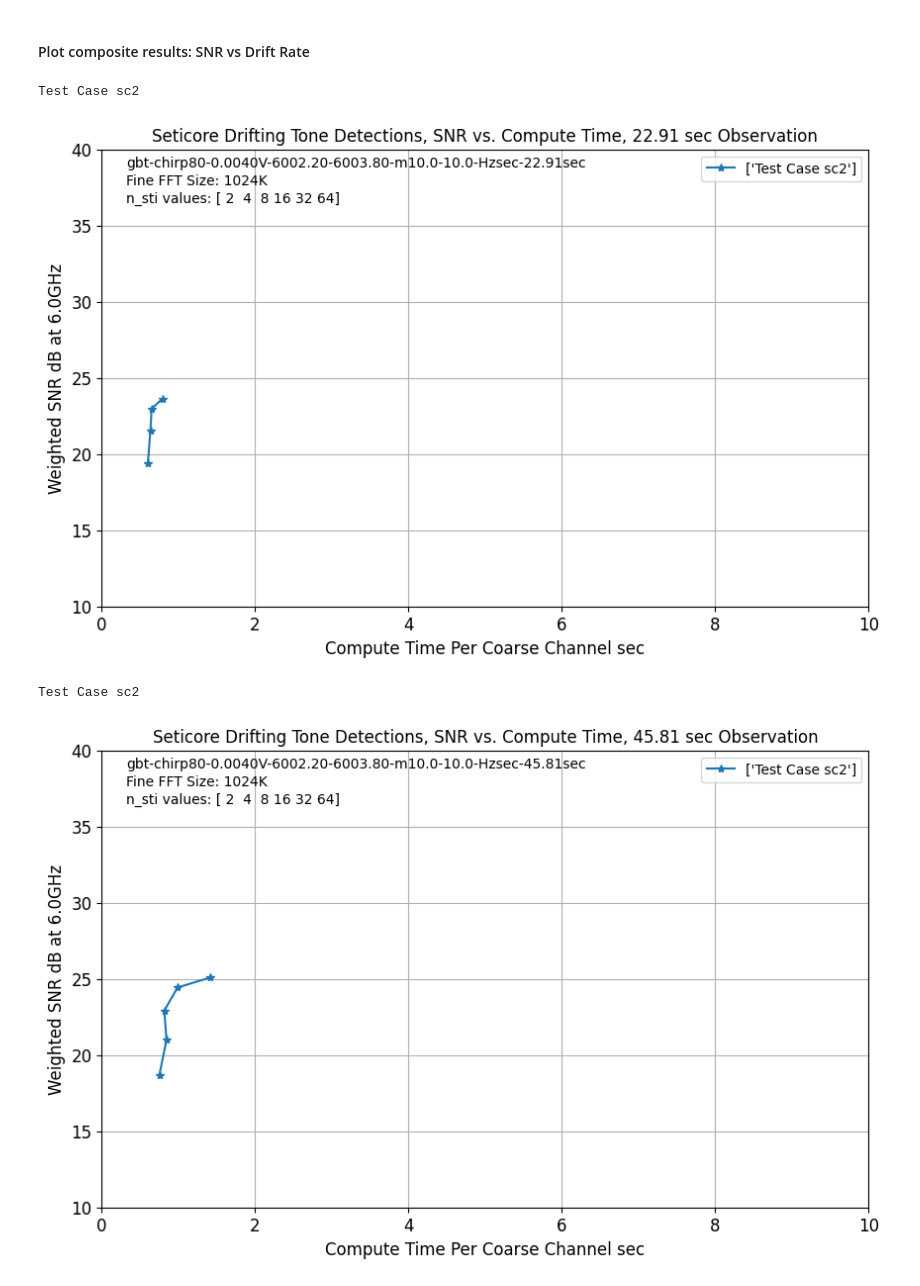
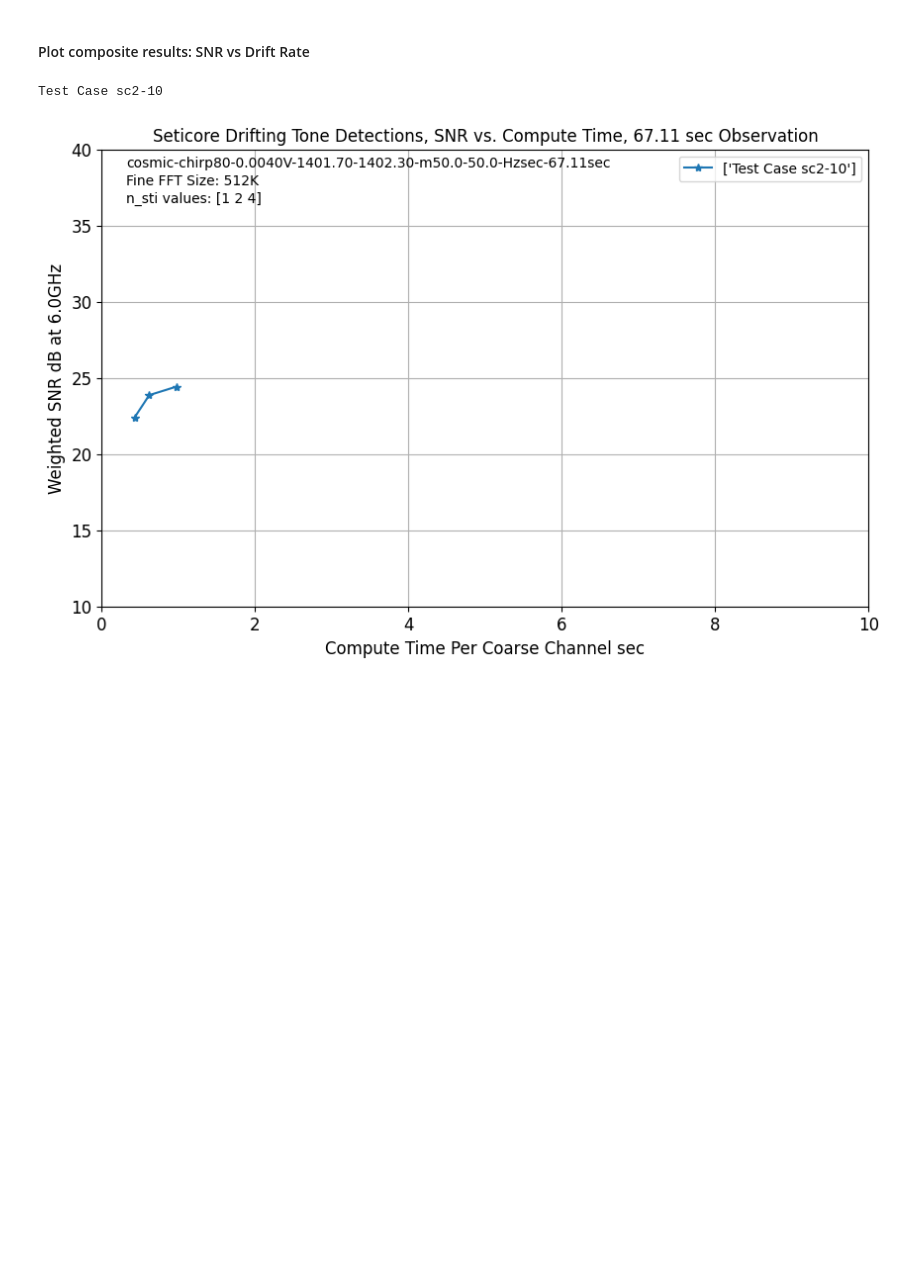
Before and after one commit to khouston22/seti_end_to_end, a Jupyter notebook: 04_multi_param_sweep_plot.ipynb, the cells around one changed output. Drawn from its saved outputs; the diff is of its cells as text; code cells hidden in the pictures; blank space fills up the shorter version.

```diff
--- a/04_multi_param_sweep_plot.ipynb
+++ b/04_multi_param_sweep_plot.ipynb
@@ -31,7 +31,7 @@ import src.plot_h5_psd_sg1 as plt_h5    # blimpy-based plot fns
 do_snr_drift_plot = False
 do_snr_time_plot = False
 
-if (1):
+if (0):
     npz_dir = './chirp_gbt_plots/'
     fig_dir = './chirp_gbt_plots/'
     do_snr_drift_plot = True
@@ -41,7 +41,7 @@ if (1):
         'gbt-chirp80-0.0040V-6002.20-6003.80-m10.0-10.0-Hzsec-91.63sec',
         'gbt-chirp80-0.0040V-6002.20-6003.80-m10.0-10.0-Hzsec-183.25sec',
         'gbt-chirp80-0.0040V-6002.20-6003.80-m10.0-10.0-Hzsec-366.50sec']
-    test_case_list = ['sc2']
+    test_case_list = ['sc2-10']
     fine_fft_size = 1024*1024
     n_sti = 2
     f_center = 6e9
@@ -53,17 +53,17 @@ elif (0):
         'meerkat-chirp80-0.0040V-1502.30-1502.70-m10.0-10.0-Hzsec-80.37sec',
         'meerkat-chirp80-0.0040V-1502.30-1502.70-m10.0-10.0-Hzsec-160.75sec',
         'meerkat-chirp80-0.0040V-1502.23-1502.77-m10.0-10.0-Hzsec-321.49sec']
-    test_case_list = ['sc2']
+    test_case_list = ['sc2-10']
     fine_fft_size =  512*1024
     n_sti = 4
     f_center = 3e9
-elif (0):
-    npz_dir = './chirp_cosmic_plots_final/'
-    fig_dir = './chirp_cosmic_plots_final/'
+elif (1):
+    npz_dir = './chirp_cosmic_67_50_rz/'
+    fig_dir = './chirp_cosmic_67_50_rz/'
     do_snr_time_plot = True
     npz_file_root_list = [
-        'cosmic-chirp80-0.0040V-1401.70-1402.30-m10.0-10.0-Hzsec-67.11sec']
-    test_case_list = ['sc2']
+        'cosmic-chirp80-0.0040V-1401.70-1402.30-m50.0-50.0-Hzsec-67.11sec']
+    test_case_list = ['sc2-10']
     # fine_fft_size = 1024*1024
     fine_fft_size =  512*1024
     # fine_fft_size =  256*1024
@@ -78,7 +78,7 @@ elif (0):
         'gbt-chirp80-0.0040V-6002.20-6003.80-m10.0-10.0-Hzsec-91.63sec',
         'gbt-chirp80-0.0040V-6002.20-6003.80-m10.0-10.0-Hzsec-183.25sec',
         'gbt-chirp80-0.0040V-6002.20-6003.80-m10.0-10.0-Hzsec-366.50sec']
-    test_case_list = ['sc0','sc1','sc2']
+    test_case_list = ['sc0-10','sc1-10','sc2-10']
     fine_fft_size = 1024*1024
     n_sti = 2
     f_center = 6e9
@@ -92,7 +92,7 @@ elif (1):
         'gbt-chirp80-0.0040V-6002.20-6003.80-m10.0-10.0-Hzsec-91.63sec',
         'gbt-chirp80-0.0040V-6002.20-6003.80-m10.0-10.0-Hzsec-183.25sec',
         'gbt-chirp80-0.0040V-6002.20-6003.80-m10.0-10.0-Hzsec-366.50sec']
-    test_case_list = ['sc2']
+    test_case_list = ['sc2-10']
     # fine_fft_size = 2048*1024
     fine_fft_size = 1024*1024
     # fine_fft_size =  512*1024
@@ -107,7 +107,7 @@ elif (0):
         'gbt-chirp80-0.0040V-6002.20-6003.80-m10.0-10.0-Hzsec-91.63sec',
         'gbt-chirp80-0.0040V-6002.20-6003.80-m10.0-10.0-Hzsec-183.25sec',
         'gbt-chirp80-0.0040V-6002.20-6003.80-m10.0-10.0-Hzsec-366.50sec']
-    test_case_list = ['sc1','sc2']
+    test_case_list = ['sc1-10','sc2-10']
     fine_fft_size = 1024*1024
     n_sti = 2
     f_center = 6e9
@@ -121,7 +121,7 @@ elif (0):
         'gbt-chirp80-0.0040V-6002.20-6003.80-m10.0-10.0-Hzsec-91.63sec',
         'gbt-chirp80-0.0040V-6002.20-6003.80-m10.0-10.0-Hzsec-183.25sec',
         'gbt-chirp80-0.0040V-6002.20-6003.80-m10.0-10.0-Hzsec-366.50sec']
-    test_case_list = ['sc1','sc2']
+    test_case_list = ['sc1-10','sc2-10']
     fine_fft_size = 1024*1024
     n_sti = 2
     f_center = 6e9
@@ -131,8 +131,8 @@ elif (0):
     do_snr_time_plot = True
     npz_file_root_list = [
         'gbt-chirp80-0.0040V-6002.20-6003.80-m10.0-10.0-Hzsec-366.50sec']
-    # test_case_list = ['sc2','sc2a']
-    test_case_list = ['sc2','sc2a','sc2b']
+    # test_case_list = ['sc2-10','sc2a-10']
+    test_case_list = ['sc2-10','sc2a-10','sc2b-10']
     # fine_fft_size = 2048*1024
     fine_fft_size = 1024*1024
     # fine_fft_size =  512*1024
@@ -236,7 +225,7 @@ if do_snr_drift_plot:
                 # fig_text_list=[[.15,.12,npz_file_root_list[0]]],
                 legend_loc = 'upper right',
                 display_fig=True,
-                savfig_name=fig_dir + '30-' + npz_file_root_list[0] + f'-FineFFT-{fine_fft_size_K:.0f}K' + f'-Nsti-{n_sti}' + '-seticore-det-'+test_case_plot+'.png')
+                savfig_name=fig_dir + '30-' + npz_file_root_list[0] + f'-FineFFT-{fine_fft_size_K:.0f}K' + f'-Nsti-{n_sti}' + '-det-'+test_case_plot+'.png')
 # %% [markdown]
 #### Plot composite results: SNR vs Drift Rate
 # %%
@@ -279,36 +268,34 @@ if do_snr_time_plot:
                 fig_title= f'Seticore Drifting Tone Detections, SNR vs. Compute Time, {T_avg_plot[i_root]:.2f} sec Observation',
                 fig_text_list=[[.15,.85,npz_file_root_list[i_root]],
                             [.15,.82,f'Fine FFT Size: {fine_fft_size_K:.0f}K'],
                             [.15,.79,f'n_sti values: '+ np.array2string(n_sti_list,precision=0)]],
                 legend_loc = 'upper right',
                 display_fig=True,
-                savfig_name=fig_dir + '31-' + npz_file_root_list[i_root] + f'-FineFFT-{fine_fft_size_K:.0f}K' + '-seticore-det-'+test_case_list[0]+'.png')
+                savfig_name=fig_dir + '31-' + npz_file_root_list[i_root] + f'-FineFFT-{fine_fft_size_K:.0f}K' + '-det-'+test_case_list[0]+'.png')
 
         # write results to csv file
-        text_file_name = fig_dir + '32-' + npz_file_root_list[i_root] + f'-FineFFT-{fine_fft_size_K:.0f}K' + '-seticore-det-'+test_case_list[0]+'.txt'
+        text_file_name = fig_dir + '32-' + npz_file_root_list[i_root] + f'-FineFFT-{fine_fft_size_K:.0f}K' + '-det-'+test_case_list[0]+'.txt'
         f = open(text_file_name,'w')
         f.write(f'Fine FFT Size: {fine_fft_size_K:.0f}K, {T_avg_plot[i_root]:.2f} sec Observation \n')
         f.write(f'Nsti')
         for i_test_case, test_case in enumerate(test_case_list):
             f.write(f' \t{test_case}')
         for i_test_case, test_case in enumerate(test_case_list):
             f.write(f' \t{test_case}')
         f.write(f'\n')
         for i_test_case, test_case in enumerate(test_case_list):
             f.write(f' \tSec')
         for i_test_case, test_case in enumerate(test_case_list):
             f.write(f' \tSNR dB')
         f.write(f'\n')
         for i_sti, n_sti in enumerate(n_sti_list):
             f.write(f'{n_sti}')
             for i_test_case in range(n_test_case):
                 f.write(f' \t{t_comp_plot[i_sti,i_test_case]:.2f}')
             for i_test_case in range(n_test_case):
                 f.write(f' \t{snr_wavg_db_plot[i_sti,i_test_case]:.2f}')
             f.write(f'\n')
         f.close()
 # %% [output]
-Test Case sc2
+Test Case sc2-10
-[figure, old version]
+[figure, new version]
-Test Case sc2
-[figure, removed]
```
Also changed, not shown: parts of 3 cells of this notebook, 3 other files.
